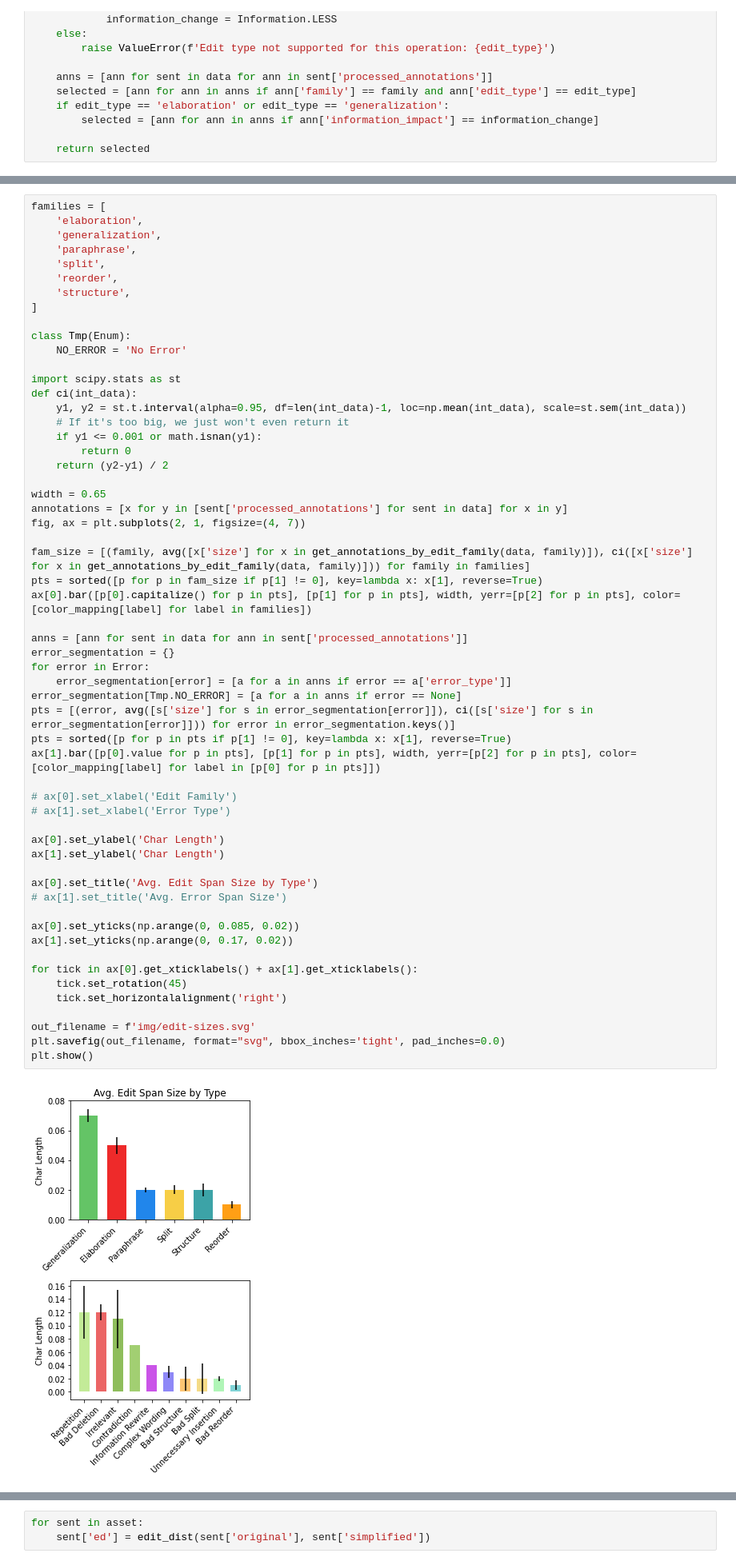
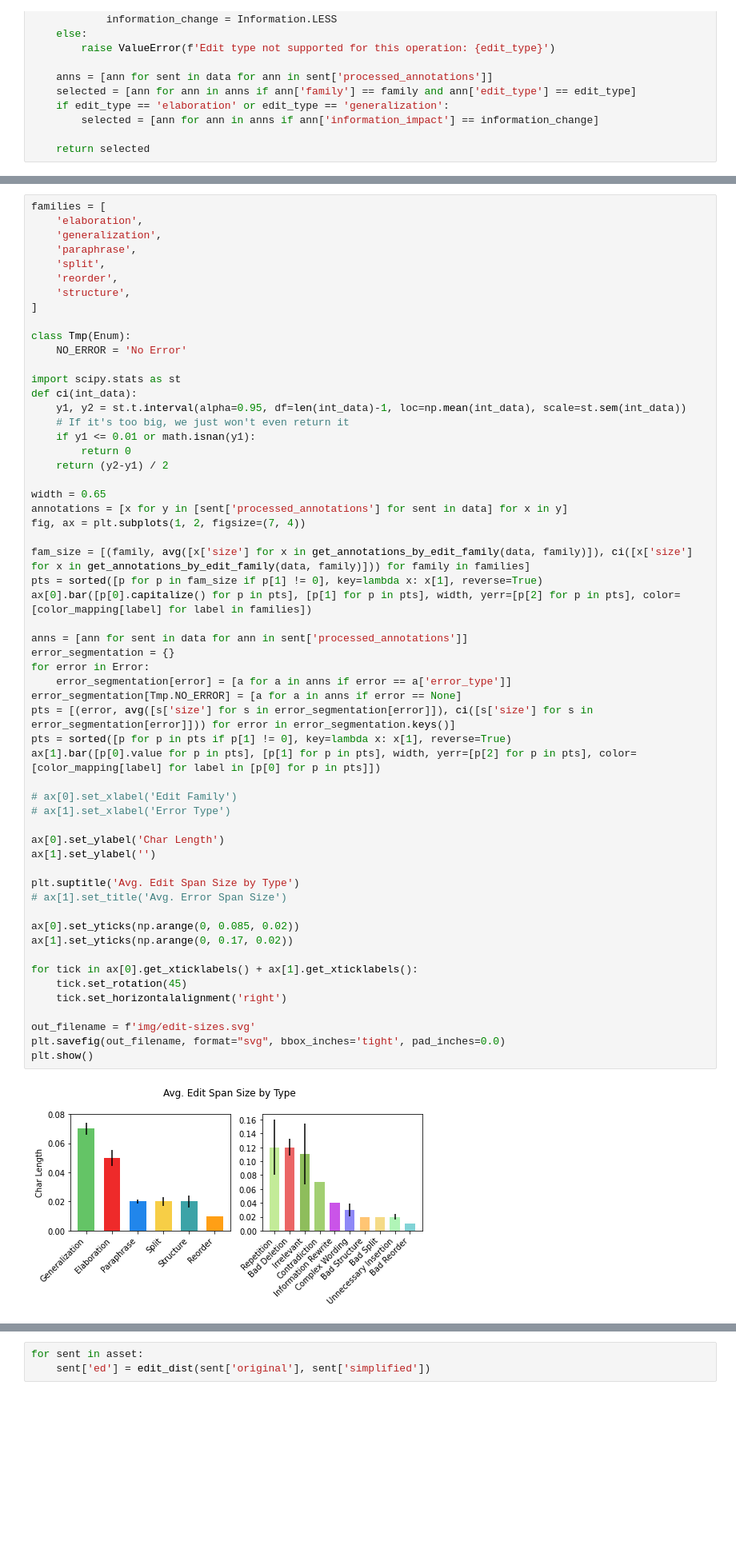
Before and after one commit to Yao-Dou/ts-annotation-tool, a Jupyter notebook: data/analysis/analysis.ipynb, the cells around one changed output, grey strips where cells are left out. Shown at 80% size. Saved outputs shown, nothing was run; the diff lists cells and outputs as text; blank space fills up the shorter version.

```diff
--- a/data/analysis/analysis.ipynb
+++ b/data/analysis/analysis.ipynb
@@ -210,48 +210,48 @@ import scipy.stats as st
 def ci(int_data):
     y1, y2 = st.t.interval(alpha=0.95, df=len(int_data)-1, loc=np.mean(int_data), scale=st.sem(int_data))
     # If it's too big, we just won't even return it
-    if y1 <= 0.001 or math.isnan(y1):
+    if y1 <= 0.01 or math.isnan(y1):
         return 0
     return (y2-y1) / 2
 
 width = 0.65
 annotations = [x for y in [sent['processed_annotations'] for sent in data] for x in y]
-fig, ax = plt.subplots(2, 1, figsize=(4, 7))
+fig, ax = plt.subplots(1, 2, figsize=(7, 4))
 
 fam_size = [(family, avg([x['size'] for x in get_annotations_by_edit_family(data, family)]), ci([x['size'] for x in get_annotations_by_edit_family(data, family)])) for family in families]
 pts = sorted([p for p in fam_size if p[1] != 0], key=lambda x: x[1], reverse=True)
 ax[0].bar([p[0].capitalize() for p in pts], [p[1] for p in pts], width, yerr=[p[2] for p in pts], color=[color_mapping[label] for label in families])
 
 anns = [ann for sent in data for ann in sent['processed_annotations']]
 error_segmentation = {}
 for error in Error:
     error_segmentation[error] = [a for a in anns if error == a['error_type']]
 error_segmentation[Tmp.NO_ERROR] = [a for a in anns if error == None]
 pts = [(error, avg([s['size'] for s in error_segmentation[error]]), ci([s['size'] for s in error_segmentation[error]])) for error in error_segmentation.keys()]
 pts = sorted([p for p in pts if p[1] != 0], key=lambda x: x[1], reverse=True)
 ax[1].bar([p[0].value for p in pts], [p[1] for p in pts], width, yerr=[p[2] for p in pts], color=[color_mapping[label] for label in [p[0] for p in pts]])
 
 # ax[0].set_xlabel('Edit Family')
 # ax[1].set_xlabel('Error Type')
 
 ax[0].set_ylabel('Char Length')
-ax[1].set_ylabel('Char Length')
+ax[1].set_ylabel('')
 
-ax[0].set_title('Avg. Edit Span Size by Type')
+plt.suptitle('Avg. Edit Span Size by Type')
 # ax[1].set_title('Avg. Error Span Size')
 
 ax[0].set_yticks(np.arange(0, 0.085, 0.02))
 ax[1].set_yticks(np.arange(0, 0.17, 0.02))
 
 for tick in ax[0].get_xticklabels() + ax[1].get_xticklabels():
     tick.set_rotation(45)
     tick.set_horizontalalignment('right')
 
 out_filename = f'img/edit-sizes.svg'
 plt.savefig(out_filename, format="svg", bbox_inches='tight', pad_inches=0.0)
 plt.show()
 # %% [output]
-[figure, old version]
+[figure, new version]
 # %%
 asset = load_data('../annotated', batch_num=[1, 2, 3, 4], preprocess=True)
 
```
Also changed, not shown: parts of 11 cells of this notebook, 18 other files.
